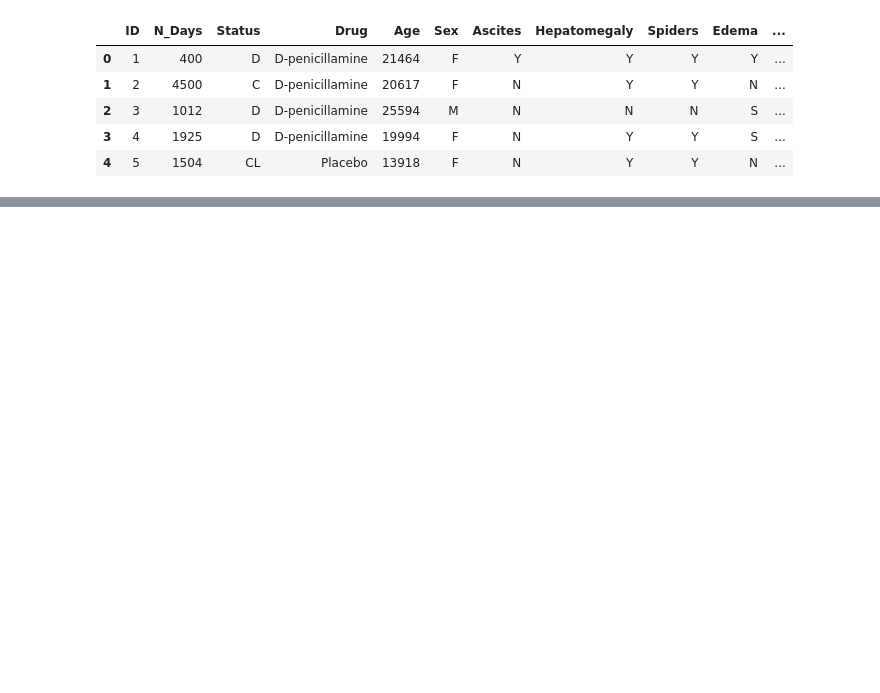
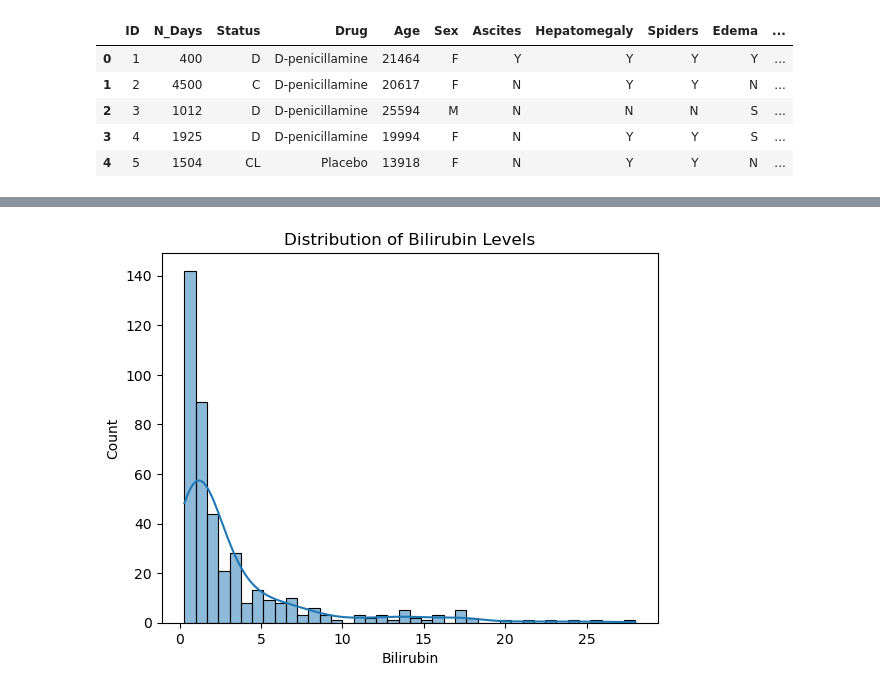
Before and after one commit to haziqjeelani/liver_cirrhosis, a Jupyter notebook: Liver_Cirrhosis.ipynb, the cells around one changed output, grey strips where cells are left out. Saved outputs shown, nothing was run; the diff lists cells and outputs as text; code cells hidden in the pictures; blank space fills up the shorter version.

```diff
--- a/Liver_Cirrhosis.ipynb
+++ b/Liver_Cirrhosis.ipynb
@@ -15,0 +97,11 @@ cirrhosis_data_original.head()
+# %%
+#Visualize Distributions for key Numerical Features
+import matplotlib.pyplot as plt
+import seaborn as sns
+
+# Example: Histogram for 'Bilirubin' levels
+sns.histplot(cirrhosis_data_original['Bilirubin'], kde=True)
+plt.title('Distribution of Bilirubin Levels')
+plt.show()
+# %% [output]
+[figure, added]
```
Also changed, not shown: parts of 15 cells of this notebook.
